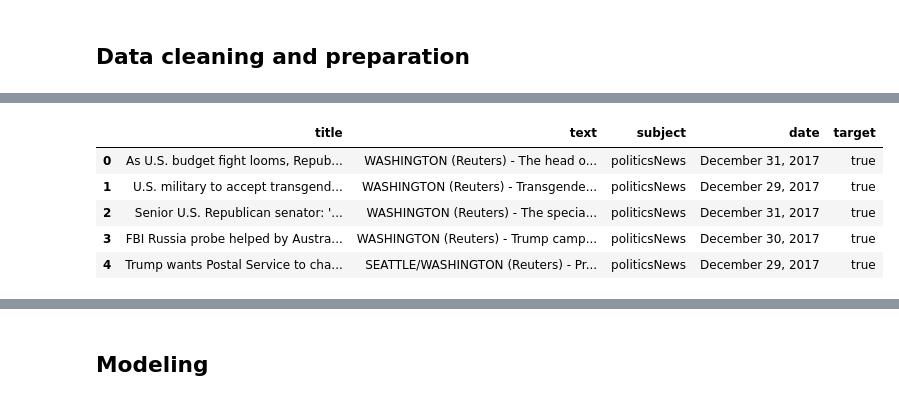
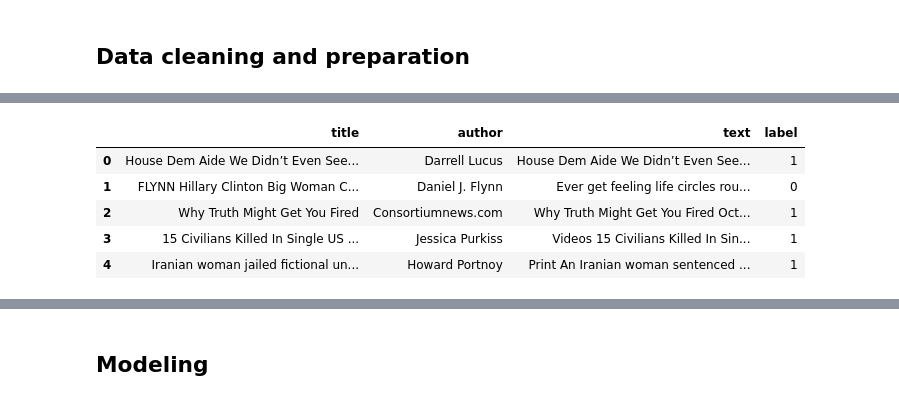
Before and after one commit to theand9/checkmate_fact-checker, a Jupyter notebook: notebooks/FakeNews.ipynb, the cells around one changed output, grey strips where cells are left out. Drawn from its saved outputs; the diff is of its cells as text; code cells hidden in the pictures.

```diff
--- a/notebooks/FakeNews.ipynb
+++ b/notebooks/FakeNews.ipynb
@@ -31,0 +27,3 @@ data.shape
+# %%
+df_data.drop(["id"], axis=1, inplace=True)
+df_data.head()
@@ -31,0 +37,4 @@ data.shape
+# %%
+df_data = df_data[df_data['text'].notna()]
+df_data = df_data[df_data['title'].notna()]
+df_data = df_data.fillna('null')
@@ -31,0 +45,13 @@ data.shape
+# %%
+# Removeing punctuations
+import string
+
+def punctuation_removal(text):
+    all_list = [char for char in text if char not in string.punctuation]
+    clean_str = ''.join(all_list)
+
+    return clean_str
+
+df_data['text'] = df_data['text'].apply(punctuation_removal)
+df_data['title'] = df_data['title'].apply(punctuation_removal)
+df_data.head()
@@ -31,0 +65,9 @@ data.shape
+# %%
+# Removing stopwords
+import nltk
+nltk.download('stopwords')
+from nltk.corpus import stopwords
+stop = stopwords.words('english')
+
+df_data['text'] = df_data['text'].apply(lambda x: ' '.join([word for word in x.split() if word not in (stop)]))
+df_data['title'] = df_data['title'].apply(lambda x: ' '.join([word for word in x.split() if word not in (stop)]))
@@ -32,9 +77,9 @@ data.shape
 # %%
-data.head()
+df_data.head()
 # %% [output]
-|  | title | text | subject | date | target |
-| 0 | As U.S. budget fight looms, Repub... | WASHINGTON (Reuters) - The head o... | politicsNews | December 31, 2017 | true |
-| 1 | U.S. military to accept transgend... | WASHINGTON (Reuters) - Transgende... | politicsNews | December 29, 2017 | true |
-| 2 | Senior U.S. Republican senator: '... | WASHINGTON (Reuters) - The specia... | politicsNews | December 31, 2017 | true |
-| 3 | FBI Russia probe helped by Austra... | WASHINGTON (Reuters) - Trump camp... | politicsNews | December 30, 2017 | true |
-| 4 | Trump wants Postal Service to cha... | SEATTLE/WASHINGTON (Reuters) - Pr... | politicsNews | December 29, 2017 | true |
+|  | title | author | text | label |
+| 0 | House Dem Aide We Didn’t Even See... | Darrell Lucus | House Dem Aide We Didn’t Even See... | 1 |
+| 1 | FLYNN Hillary Clinton Big Woman C... | Daniel J. Flynn | Ever get feeling life circles rou... | 0 |
+| 2 | Why Truth Might Get You Fired | Consortiumnews.com | Why Truth Might Get You Fired Oct... | 1 |
+| 3 | 15 Civilians Killed In Single US ... | Jessica Purkiss | Videos 15 Civilians Killed In Sin... | 1 |
+| 4 | Iranian woman jailed fictional un... | Howard Portnoy | Print An Iranian woman sentenced ... | 1 |
```
Also changed, not shown: parts of 35 cells of this notebook, 8 other files.
